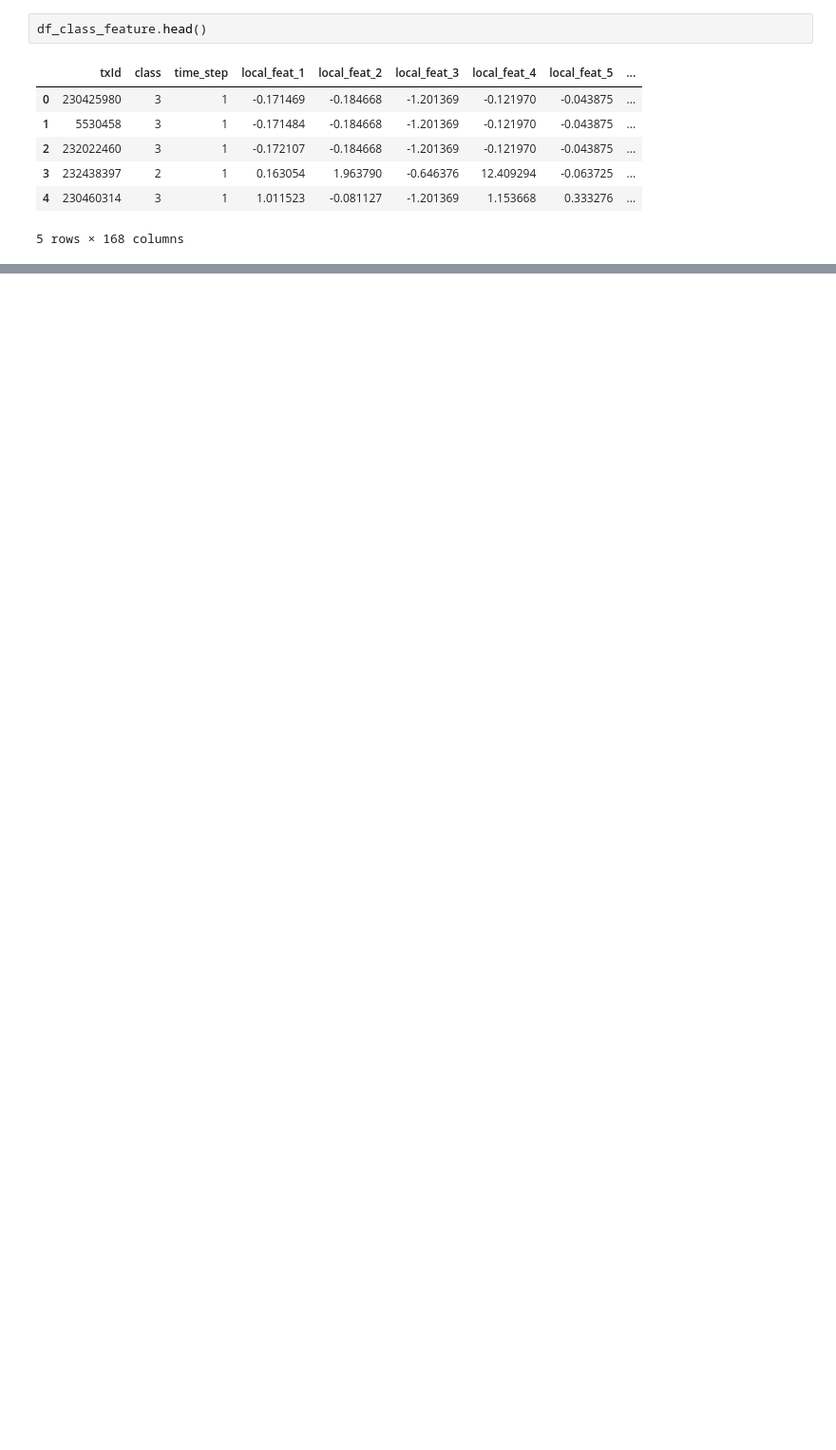
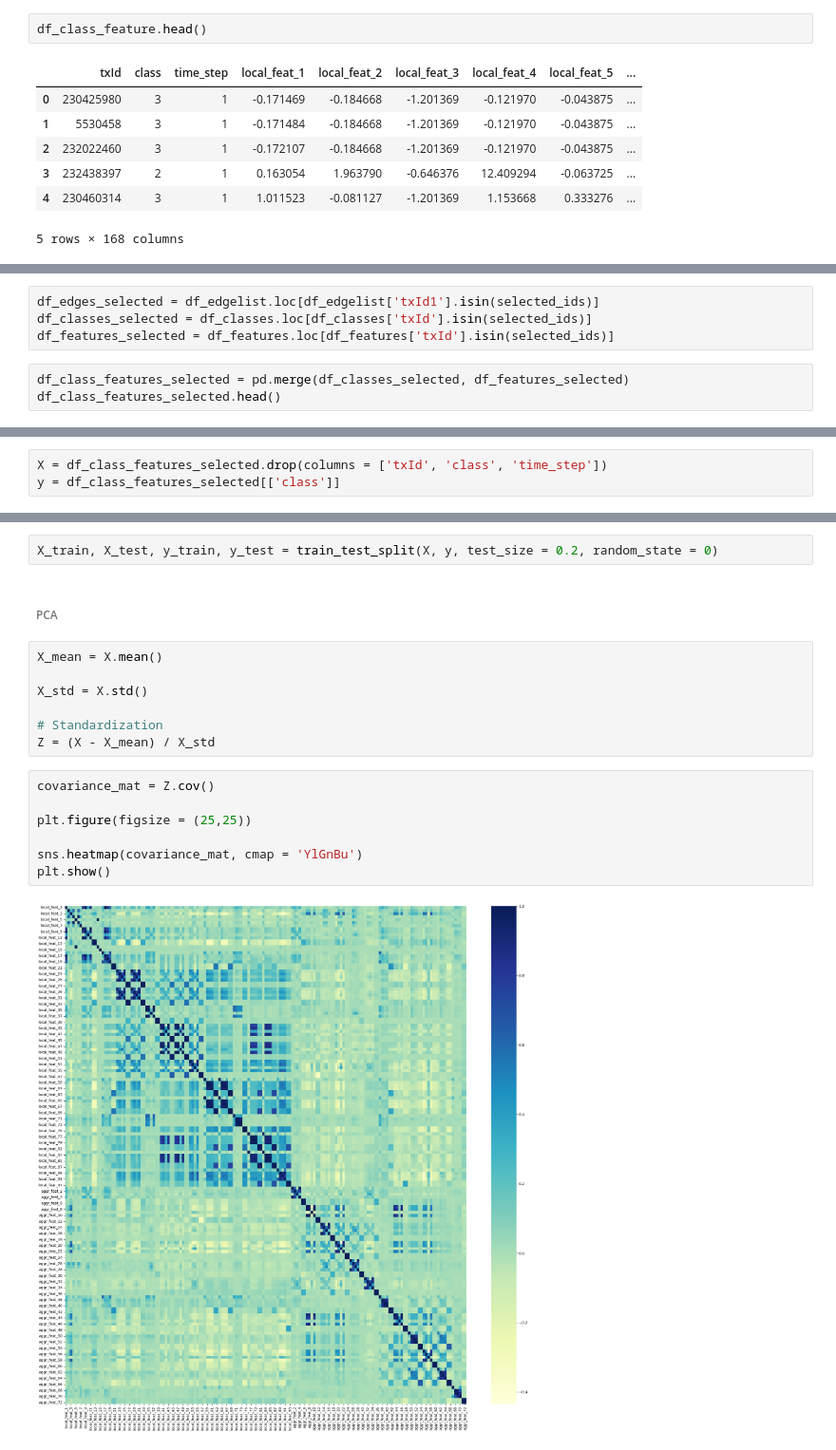
Before and after one commit to quicksid/Anti_Money_Laundering_Bitcoin_Transaction, a Jupyter notebook: aml_eda.ipynb, the cells around one changed output, grey strips where cells are left out. Shown at 95% size. Saved outputs shown, nothing was run; the diff lists cells and outputs as text; blank space fills up the shorter version.

```diff
--- a/aml_eda.ipynb
+++ b/aml_eda.ipynb
@@ -196,0 +199,7 @@ plt.show()
+# %%
+df_edges_selected = df_edgelist.loc[df_edgelist['txId1'].isin(selected_ids)]
+df_classes_selected = df_classes.loc[df_classes['txId'].isin(selected_ids)]
+df_features_selected = df_features.loc[df_features['txId'].isin(selected_ids)]
+# %%
+df_class_features_selected = pd.merge(df_classes_selected, df_features_selected)
+df_class_features_selected.head()
@@ -196,0 +218,3 @@ plt.show()
+# %%
+X = df_class_features_selected.drop(columns = ['txId', 'class', 'time_step'])
+y = df_class_features_selected[['class']]
@@ -196,0 +227,20 @@ plt.show()
+# %%
+X_train, X_test, y_train, y_test = train_test_split(X, y, test_size = 0.2, random_state = 0)
+# %% [markdown]
+<h6> PCA </h6>
+# %%
+X_mean = X.mean()
+
+X_std = X.std()
+
+# Standardization
+Z = (X - X_mean) / X_std
+# %%
+covariance_mat = Z.cov()
+
+plt.figure(figsize = (25,25))
+
+sns.heatmap(covariance_mat, cmap = 'YlGnBu')
+plt.show()
+# %% [output]
+[figure, added]
```
Also changed, not shown: parts of 15 cells of this notebook.
